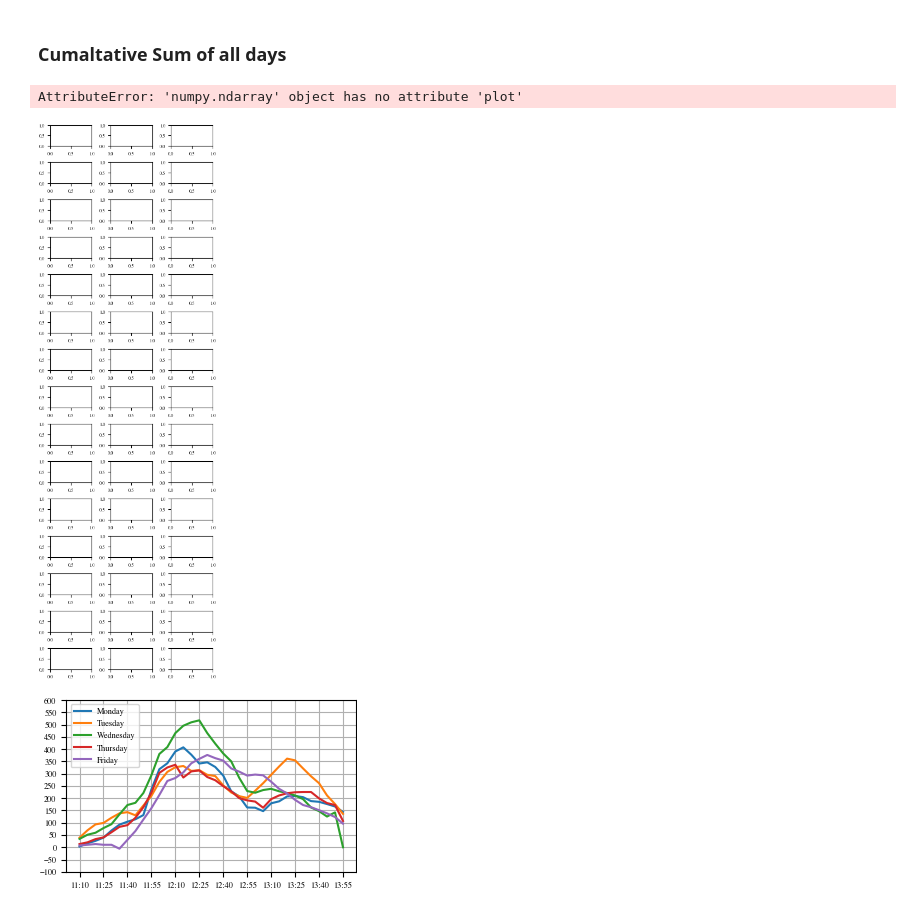
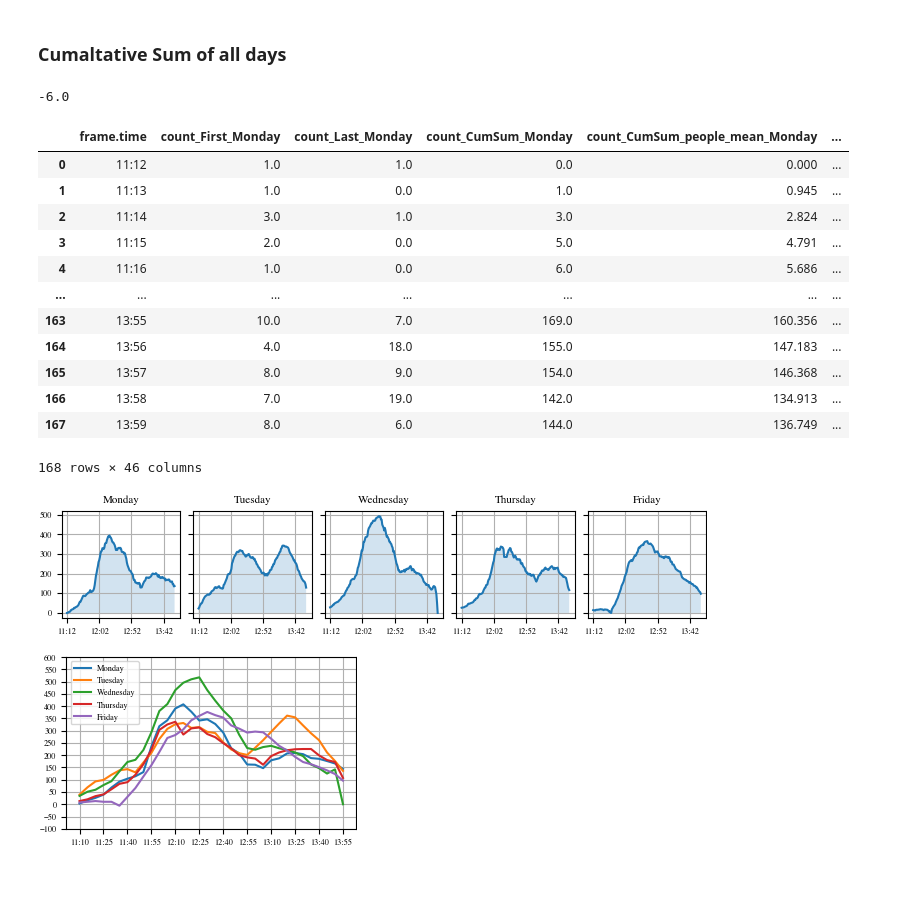
Before and after one commit to danielbischofff/dataLiteracyPeopleCounting, a Jupyter notebook: PeopleFlowMensa.ipynb, the cells around one changed output. Drawn from its saved outputs; the diff is of its cells as text; code cells hidden in the pictures; blank space fills up the shorter version.

```diff
--- a/PeopleFlowMensa.ipynb
+++ b/PeopleFlowMensa.ipynb
@@ -612,7 +566,7 @@ plt.show()
 # %% [markdown]
 ### First Seen
 # %%
-d5Week = rename_merge([d5TimeFirstLastCumSumMonday, d5TimeFirstLastCumSumTuesday, d5TimeFirstLastCumSumWednesday, d5TimeFirstLastCumSumThursday, d5TimeFirstLastCumSumFriday], ['Monday', 'Tuesday', 'Wednesday', 'Thursday', 'Friday'])
+d5Week = rename_merge([d5TimeFirstLastCumSumPeopleMonday, d5TimeFirstLastCumSumPeopleTuesday, d5TimeFirstLastCumSumPeopleWednesday, d5TimeFirstLastCumSumPeopleThursday, d5TimeFirstLastCumSumPeopleFriday], ['Monday', 'Tuesday', 'Wednesday', 'Thursday', 'Friday'])
 # %%
 plt.rcParams.update(bundles.icml2022(column='half', nrows=1, ncols=1, usetex=False))
 
@@ -697,36 +651,66 @@ plt.savefig('./plots/CumSumFirstLastMonday.pdf')
 # %% [markdown]
 ### Cumaltative Sum of all days
+# %%
+d5Week['count_CumSum_Friday'].min()
+# %% [output]
+-6.0
+# %%
+d5Week
+# %% [output]
+|  | frame.time | count_First_Monday | count_Last_Monday | count_CumSum_Monday | count_CumSum_people_mean_Monday | ... |
+| 0 | 11:12 | 1.0 | 1.0 | 0.0 | 0.000 | ... |
+| 1 | 11:13 | 1.0 | 0.0 | 1.0 | 0.945 | ... |
+| 2 | 11:14 | 3.0 | 1.0 | 3.0 | 2.824 | ... |
+| 3 | 11:15 | 2.0 | 0.0 | 5.0 | 4.791 | ... |
+| 4 | 11:16 | 1.0 | 0.0 | 6.0 | 5.686 | ... |
+| ... | ... | ... | ... | ... | ... | ... |
+| 163 | 13:55 | 10.0 | 7.0 | 169.0 | 160.356 | ... |
+| 164 | 13:56 | 4.0 | 18.0 | 155.0 | 147.183 | ... |
+| 165 | 13:57 | 8.0 | 9.0 | 154.0 | 146.368 | ... |
+| 166 | 13:58 | 7.0 | 19.0 | 142.0 | 134.913 | ... |
+| 167 | 13:59 | 8.0 | 6.0 | 144.0 | 136.749 | ... |
+168 rows × 46 columns
 # %%
 from matplotlib.ticker import MaxNLocator
-# fig, axs = plt.subplots(1, 5, sharey=True, figsize=(15, 3))  # Create 5 subplots in one row, sharing the same y-axis
-plt.rcParams.update(bundles.icml2022(column='half', nrows=15, ncols=3, usetex=False))
+import matplotlib.dates as mdates
+plt.rcParams.update(figsizes.icml2022_full(nrows=1, ncols=5, height_to_width_ratio = 1.1))
 
-fig, axs = plt.subplots(nrows = 15, ncols = 3)  # Create 5 subplots in one row, sharing the same y-axis
+fig, axs = plt.subplots(nrows = 1, ncols = 5, sharey=True)  # Create 5 subplots in one row, sharing the same y-axis
 locsy, labels = plt.yticks()
 locsx, labels = plt.xticks()
 
+# Adjust the space between subplots
+plt.subplots_adjust(wspace=5.0)  # Adjust the space between subplots horizontally
 
-axs[0].plot(d5Week['frame.time'], d5Week['count_CumSum_Monday'], label='monday')
-axs[1].plot(d5Week['frame.time'], d5Week['count_CumSum_Tuesday'], label='tuesday')
-axs[2].plot(d5Week['frame.time'], d5Week['count_CumSum_Wednesday'], label='wednesday')
-axs[3].plot(d5Week['frame.time'], d5Week['count_CumSum_Thursday'], label='thursday')
-axs[4].plot(d5Week['frame.time'], d5Week['count_CumSum_Friday'], label='friday')
+# Remove the box (spines) around the plot
+for spine in ['top', 'right', 'bottom', 'left']:
+    ax.spines[spine].set_visible(False)
 
-axs[0].fill_between(d5Week['frame.time'], d5Week['count_CumSum_Monday'], alpha=0.2)
-axs[1].fill_between(d5Week['frame.time'], d5Week['count_CumSum_Tuesday'], alpha=0.2)
-axs[2].fill_between(d5Week['frame.time'], d5Week['count_CumSum_Wednesday'], alpha=0.2)
-axs[3].fill_between(d5Week['frame.time'], d5Week['count_CumSum_Thursday'], alpha=0.2)
-axs[4].fill_between(d5Week['frame.time'], d5Week['count_CumSum_Friday'], alpha=0.2)
+axs[0].plot(d5Week['frame.time'], d5Week['count_CumSum_people_mean_Monday'])
+axs[1].plot(d5Week['frame.time'], d5Week['count_CumSum_people_mean_Tuesday'])
+axs[2].plot(d5Week['frame.time'], d5Week['count_CumSum_people_mean_Wednesday'])
+axs[3].plot(d5Week['frame.time'], d5Week['count_CumSum_people_mean_Thursday'])
+axs[4].plot(d5Week['frame.time'], d5Week['count_CumSum_people_mean_Friday'])
 
-for ax in axs:
-    ax.xaxis.set_major_locator(MaxNLocator(nbins=8))
-    ax.legend()
+axs[0].fill_between(d5Week['frame.time'], d5Week['count_CumSum_people_mean_Monday'], alpha=0.2)
+axs[1].fill_between(d5Week['frame.time'], d5Week['count_CumSum_people_mean_Tuesday'], alpha=0.2)
+axs[2].fill_between(d5Week['frame.time'], d5Week['count_CumSum_people_mean_Wednesday'], alpha=0.2)
+axs[3].fill_between(d5Week['frame.time'], d5Week['count_CumSum_people_mean_Thursday'], alpha=0.2)
+axs[4].fill_between(d5Week['frame.time'], d5Week['count_CumSum_people_mean_Friday'], alpha=0.2)
+
+titles = ['Monday','Tuesday','Wednesday','Thursday','Friday']
+
+# FiXME time ticks
+for i, ax in enumerate(axs):
+    ax.xaxis.set_major_locator(MaxNLocator(nbins=4))
+    ax.grid(True)
+    ax.set_title(titles[i])  # Add a title to each subplot
+
 
 plt.savefig('./plots/cumSumWeek.pdf')
 plt.show()
 # %% [output]
-AttributeError: 'numpy.ndarray' object has no attribute 'plot'
-[figure, old version]
+[figure, new version]
 # %%
 plt.rcParams.update(bundles.icml2022(column='half', nrows=1, ncols=1, usetex=False))
 plt.plot(d5Week['frame.time'],d5Week['count_CumSum_Monday'], label='Monday')
```
Also changed, not shown: parts of 13 cells of this notebook.
